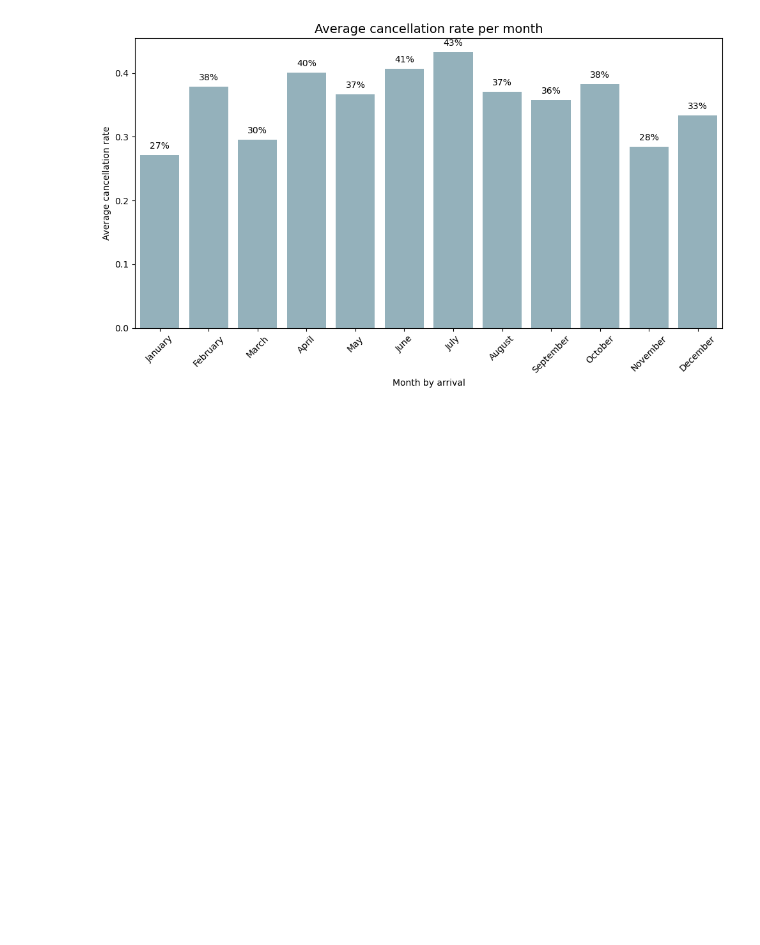
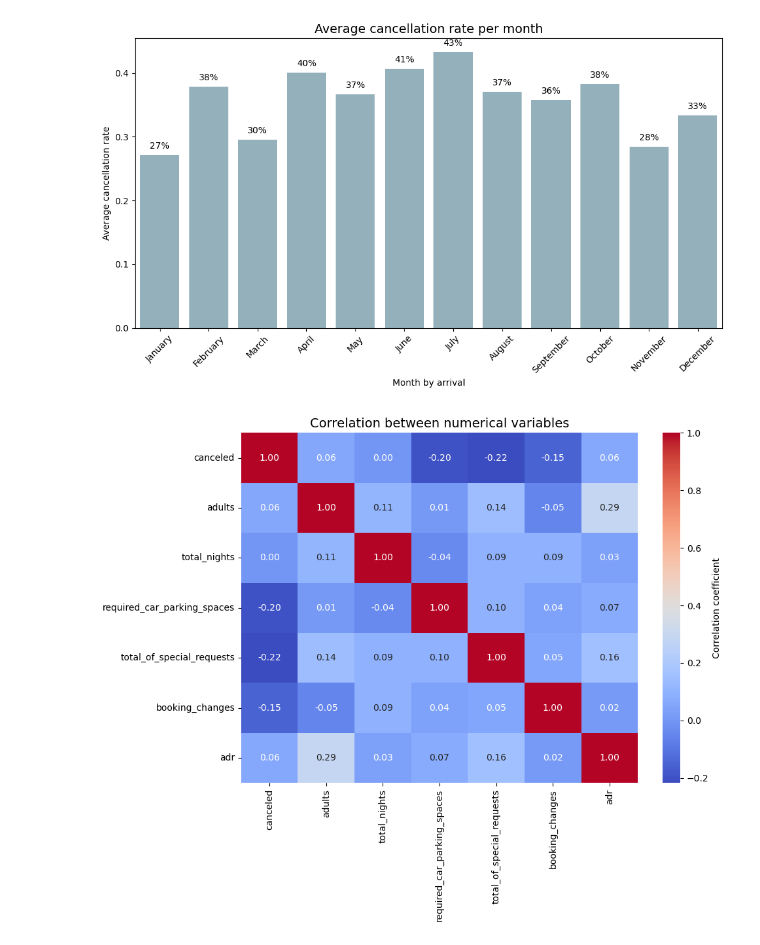
Before and after one commit to luciledubarry/Hotel_booking_analysis, a Jupyter notebook: hotel_booking_analysis.ipynb, the cells around one changed output. Saved outputs shown, nothing was run; the diff lists cells and outputs as text; code cells hidden in the pictures; blank space fills up the shorter version.

```diff
--- a/hotel_booking_analysis.ipynb
+++ b/hotel_booking_analysis.ipynb
@@ -46,6 +46,10 @@ All columns have complete data: no missing n/A
 | 50% | NaN | NaN | 27.000000 | 16.000000 | 1.000000 | ... |
 | 75% | NaN | NaN | 38.000000 | 23.000000 | 2.000000 | ... |
 | max | NaN | NaN | 53.000000 | 31.000000 | 8.000000 | ... |
+# %%
+# Removing invalid entries
+booking = booking[booking['adr'] > 0]
+booking = booking[booking['adults'] > 0]
 # %%
 ## Variables
 # %%
@@ -249,3 +253,18 @@ plt.tight_layout()
 plt.show()
 # %% [output]
 [figure]
+# %%
+# Heatmap of correlation between numerical variables
+plt.figure(figsize=(10, 8))
+corr = booking[num_vars].corr()
+sns.heatmap(
+    corr,
+    annot=True,
+    fmt=".2f",
+    cmap='coolwarm',
+    cbar_kws={'label': 'Correlation coefficient'}
+)
+plt.title("Correlation between numerical variables", fontsize=14)
+plt.tight_layout()
+# %% [output]
+[figure, added]
```
Also changed, not shown: parts of 2 cells of this notebook.
